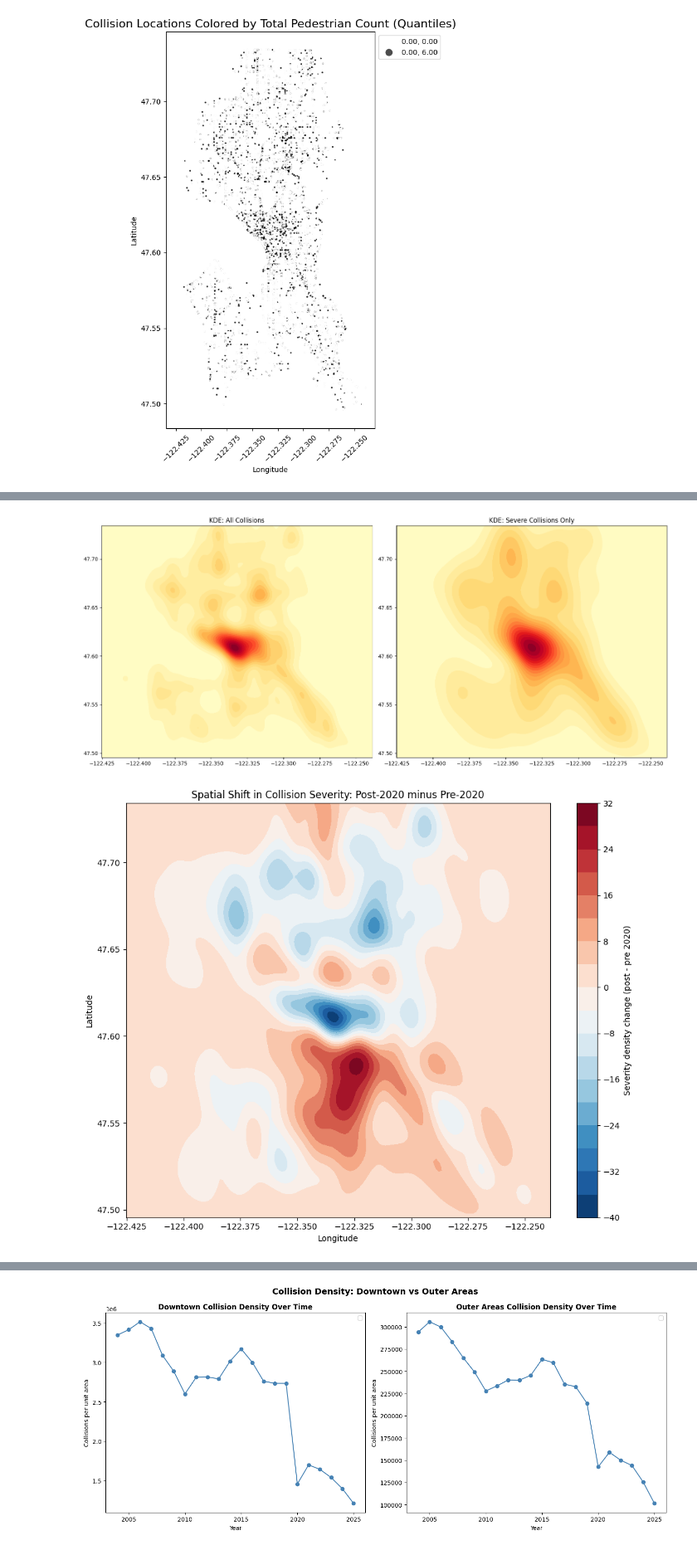
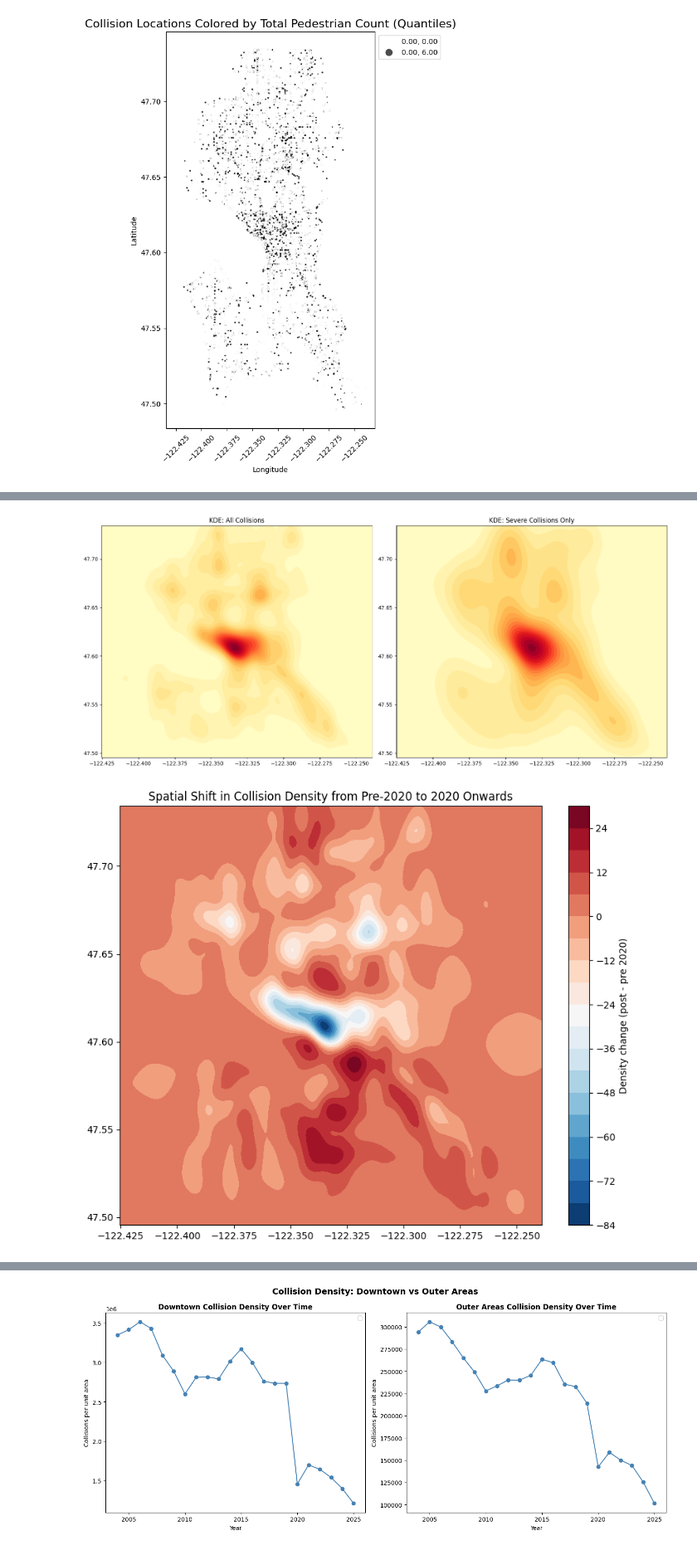
Before and after one commit to trenton-pham/Seattle-Collision-Analysis, a Jupyter notebook: geo.ipynb, the cells around one changed output, grey strips where cells are left out. Shown at 83% size. Cells and saved outputs as stored; diff of their text form; code cells hidden in the pictures.

```diff
--- a/geo.ipynb
+++ b/geo.ipynb
@@ -150,7 +158,4 @@ Post-2020 mean severity per collision: 0.50
 # %%
-gdf['lat_bin'] = pd.cut(gdf.geometry.y, bins=150)
-gdf['lon_bin'] = pd.cut(gdf.geometry.x, bins=150)
-
 coords_all = np.vstack([gdf.geometry.x, gdf.geometry.y])
 
 df_severe = gdf[(gdf['FATALITIES'] > 0) | (gdf['SERIOUSINJURIES'] > 0)]
@@ -162,49 +167,32 @@ kde_severe = gaussian_kde(coords_severe)
 # Contour (hotspot) map of collision severity
 x = np.linspace(gdf.geometry.x.min(), gdf.geometry.x.max(), 150)
 y = np.linspace(gdf.geometry.y.min(), gdf.geometry.y.max(), 150)
 xx, yy = np.meshgrid(x, y)
 grid_points = np.vstack([xx.ravel(), yy.ravel()])
 
 z_all = kde_all(grid_points).reshape(xx.shape)
 z_severe = kde_severe(grid_points).reshape(xx.shape)
 
 fig, ax = plt.subplots(1, 2, figsize=(16, 7))
 ax[0].contourf(xx, yy, z_all, cmap='YlOrRd', levels=20)
 ax[0].set_title('KDE: All Collisions')
 ax[1].contourf(xx, yy, z_severe, cmap='YlOrRd', levels=20)
 ax[1].set_title('KDE: Severe Collisions Only')
 plt.tight_layout()
 plt.show()
 
-# Contour map of collision severity change
-kde_pre_sev = gaussian_kde(np.vstack([df_pre.geometry.x, df_pre.geometry.y]), weights=df_pre['SEVERITY'])
-kde_post_sev = gaussian_kde(np.vstack([df_post.geometry.x, df_post.geometry.y]), weights=df_post['SEVERITY'])
-
-z_pre_sev = kde_pre_sev(grid_points).reshape(xx.shape)
-z_post_sev = kde_post_sev(grid_points).reshape(xx.shape)
-z_diff_sev = z_post_sev - z_pre_sev
-
-fig, ax = plt.subplots(figsize=(10, 8))
-c = ax.contourf(xx, yy, z_diff_sev, cmap='RdBu_r', levels=20)
-plt.colorbar(c, ax=ax, label='Severity density change (post - pre 2020)')
-ax.set_title('Spatial Shift in Collision Severity: Post-2020 minus Pre-2020')
-ax.set_xlabel('Longitude')
-ax.set_ylabel('Latitude')
-plt.tight_layout()
-plt.show()
-
 # Countour map of collision density change
 kde_pre = gaussian_kde(np.vstack([df_pre.geometry.x, df_pre.geometry.y]))
 kde_post = gaussian_kde(np.vstack([df_post.geometry.x, df_post.geometry.y]))
 z_pre = kde_pre(grid_points).reshape(xx.shape)
 z_post = kde_post(grid_points).reshape(xx.shape)
 z_diff = z_post - z_pre
 
 fig, ax = plt.subplots(figsize=(10, 8))
 c = ax.contourf(xx, yy, z_diff, cmap='RdBu_r', levels=20)
 plt.colorbar(c, ax=ax, label='Density change (post - pre 2020)')
-ax.set_title('Spatial Shift in Collision Density from Pre-2020 to Post-2020')
+ax.set_title('Spatial Shift in Collision Density from Pre-2020 to 2020 Onwards')
 plt.show()
 # %% [output]
 [figure]
-[figure, old version]
+[figure, new version]
```
Also changed, not shown: parts of 4 cells of this notebook, 2 other files.
